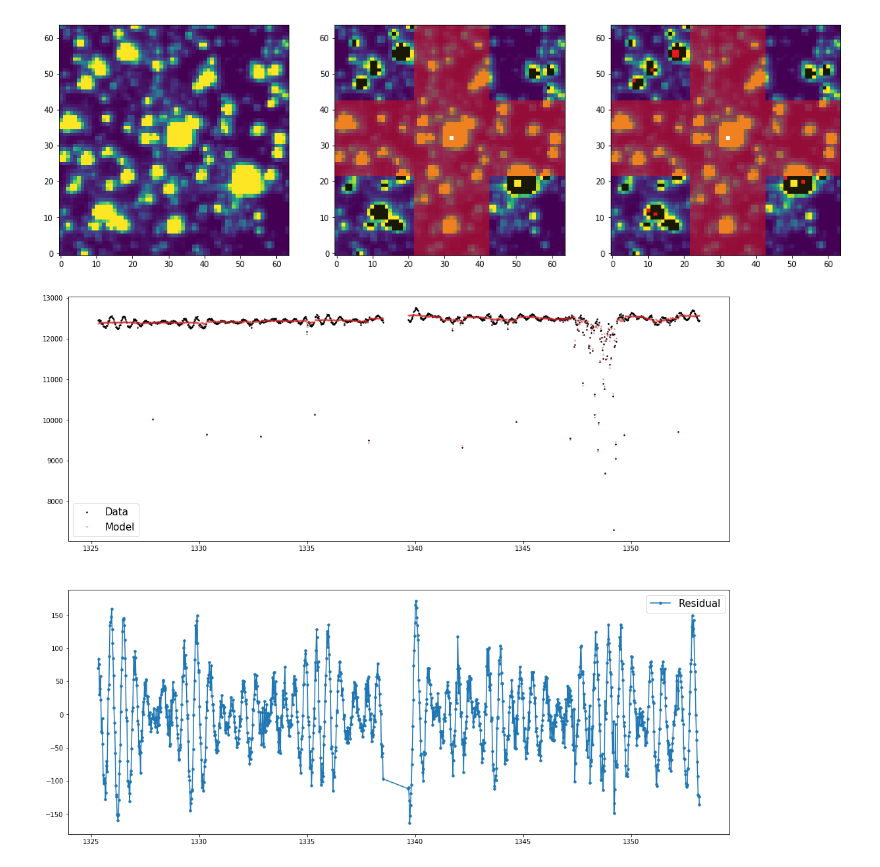
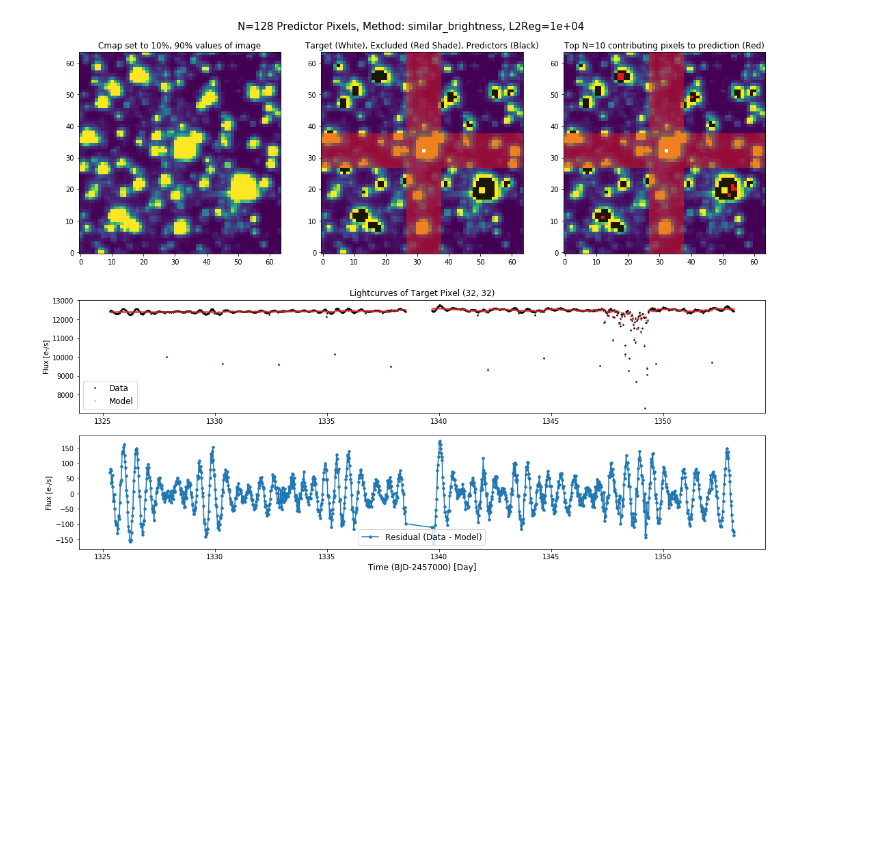
Before and after one commit to soichiro-hattori/unpopular, a Jupyter notebook: naive_cpm.ipynb, the cells around one changed output. Cells and saved outputs as stored; diff of their text form; code cells hidden in the pictures; blank space fills up the shorter version.

```diff
--- a/naive_cpm.ipynb
+++ b/naive_cpm.ipynb
@@ -223,7 +286,7 @@ cpm = CPM(fits_file)
 # cpm.set_target(20, 52)  # bottom right
 cpm.set_target(32, 32)
 
-cpm.set_exclusion(10, method="cross")
+cpm.set_exclusion(5, method="cross")
 # cpm.set_predictor_pixels(128, method="random", seed=2)
 cpm.set_predictor_pixels(128, method="similar_brightness", seed=2)
 
@@ -245,9 +305,10 @@ plt.imshow(cpm.predictor_pixels_mask, origin="lower", cmap="binary_r", alpha=0.9
-# %%
-summary_plot(cpm, 10)
-# plot_lightcurves(cpm)
-# %% [output]
-[figure, removed]
-[figure, removed]
+# %%
+# summary_plot(cpm, 10)
+# plot_lightcurves(cpm)
+# summary_one_plot(cpm, 10, save=True)
+summary_one_plot(cpm, 10)
+# %% [output]
+[figure, added]
 # %%
 plt.figure(figsize=(14,14))
 plt.imshow(cpm.im_fluxes[0], origin="lower")
```
Also changed, not shown: parts of 15 cells of this notebook.
